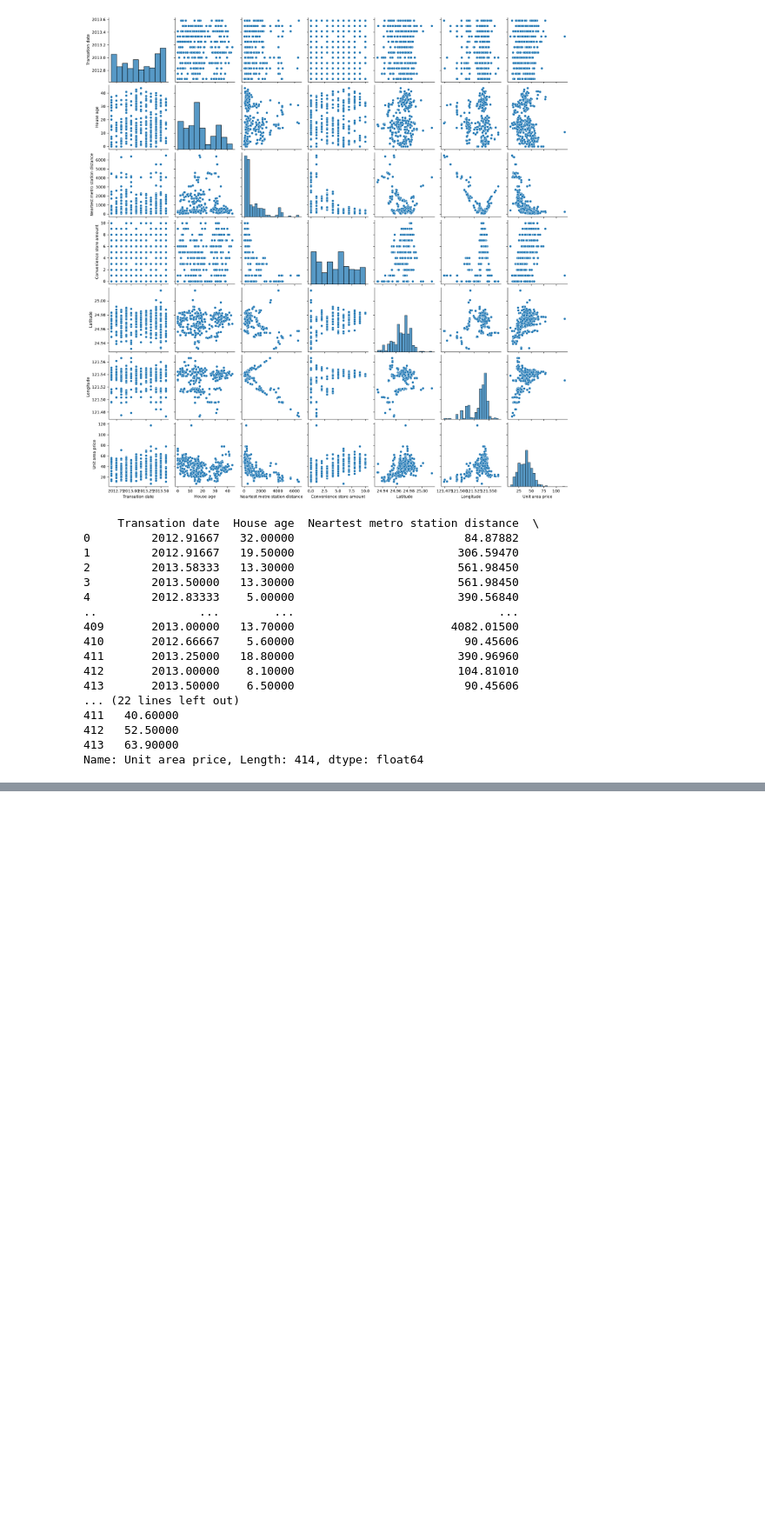
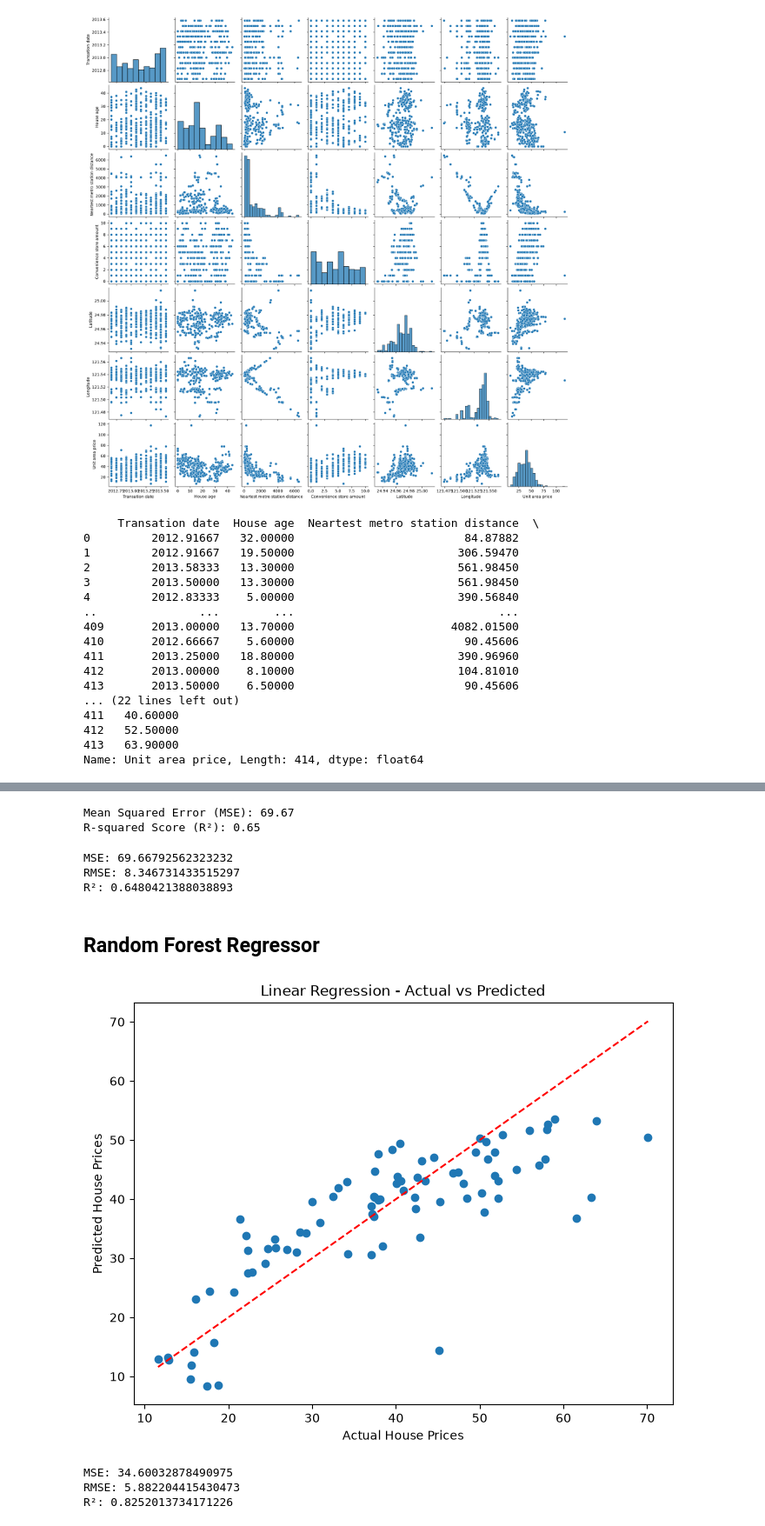
Before and after one commit to sba26097-ai/ML-CA_1, a Jupyter notebook: CA_1_ML.ipynb, the cells around one changed output, grey strips where cells are left out. Shown at 87% size. Drawn from its saved outputs; the diff is of its cells as text; code cells hidden in the pictures; blank space fills up the shorter version.

Commit message:
4.	ML Models analysis added in word plus updated Jupiter notebook

```diff
--- a/CA_1_ML.ipynb
+++ b/CA_1_ML.ipynb
@@ -384,0 +337,35 @@ plt.show()
+# %%
+# Import evaluation metrics from scikit-learn
+from sklearn.metrics import mean_squared_error, r2_score
+
+# Evaluate the model performance using test data
+# y_test : actual/true values
+# y_pred_lr : predicted values from the Linear Regression model
+
+# Calculate Mean Squared Error (MSE)
+# MSE measures the average squared difference between predicted and actual values.
+# A lower MSE indicates a better fit.
+mse_lr = mean_squared_error(y_test, y_pred_lr)
+
+# Calculate R-squared Score (R²)
+# R² explains the proportion of variance in the target variable
+# that is predictable from the features (independent variables).
+# R² ranges from 0 to 1; higher values indicate a better model.
+r2_lr = r2_score(y_test, y_pred_lr)
+
+# Print the results with formatting to 2 decimal places
+print(f"Mean Squared Error (MSE): {mse_lr:.2f}")
+print(f"R-squared Score (R²): {r2_lr:.2f}")
+# %% [output]
+Mean Squared Error (MSE): 69.67
+R-squared Score (R²): 0.65
+# %%
+print("MSE:", mse_lr)
+print("RMSE:", mean_squared_error(y_test, y_pred_lr) ** 0.5)
+print("R²:", r2_lr)
+# %% [output]
+MSE: 69.66792562323232
+RMSE: 8.346731433515297
+R²: 0.6480421388038893
+# %% [markdown]
+## Random Forest Regressor
@@ -384,0 +380,30 @@ plt.show()
+# %%
+
+plt.figure(figsize=(8, 6))
+
+plt.scatter(y_test, y_pred_lr)
+# one line below!!!!!!!
+plt.plot([y_test.min(), y_test.max()],[y_test.min(), y_test.max()],'r--')
+
+plt.xlabel('Actual House Prices')
+plt.ylabel('Predicted House Prices')
+plt.title('Linear Regression - Actual vs Predicted')
+
+plt.show()
+# %% [output]
+[figure, added]
+# %%
+# !!!!!!!
+from sklearn.metrics import mean_squared_error, r2_score
+
+mse_rf = mean_squared_error(y_test, y_pred_rf)
+rmse_rf = mean_squared_error(y_test, y_pred_rf) ** 0.5
+r2_rf = r2_score(y_test, y_pred_rf)
+
+print("MSE:", mse_rf)
+print("RMSE:", rmse_rf)
+print("R²:", r2_rf)
+# %% [output]
+MSE: 34.60032878490975
+RMSE: 5.882204415430473
+R²: 0.8252013734171226
```
Also changed, not shown: parts of 26 cells of this notebook, 1 other file.
